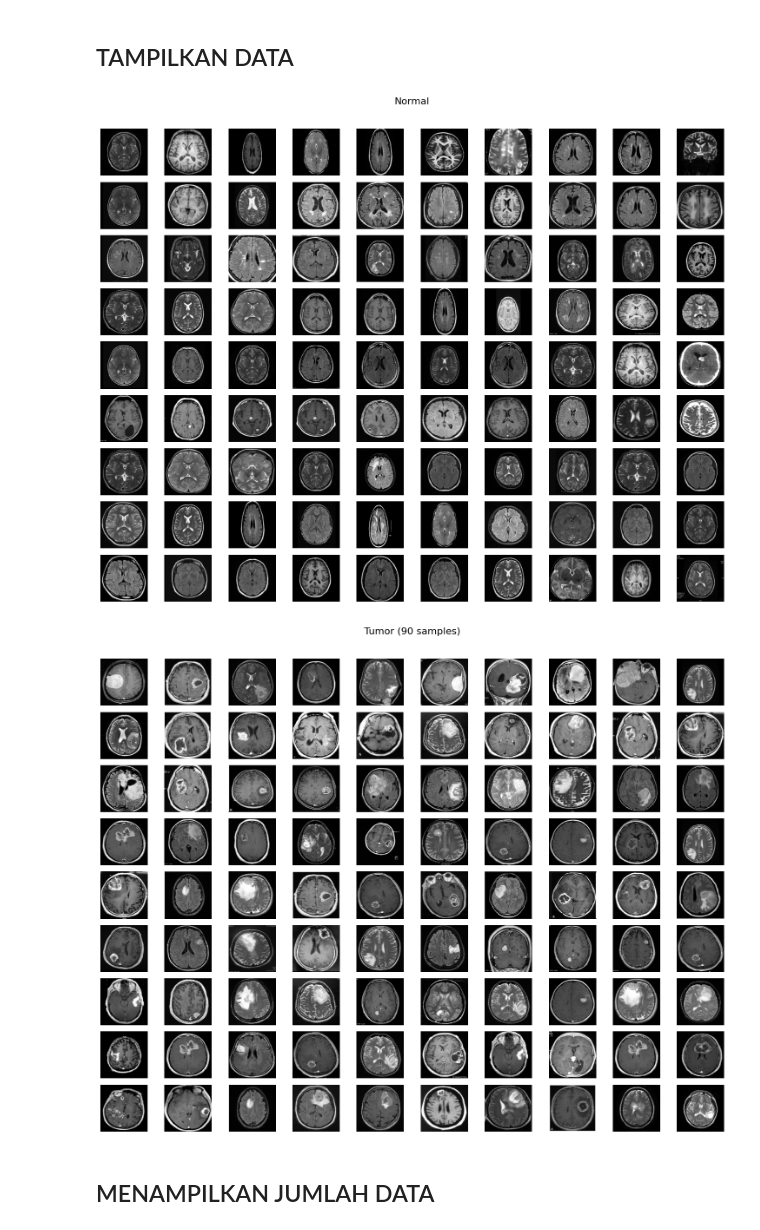
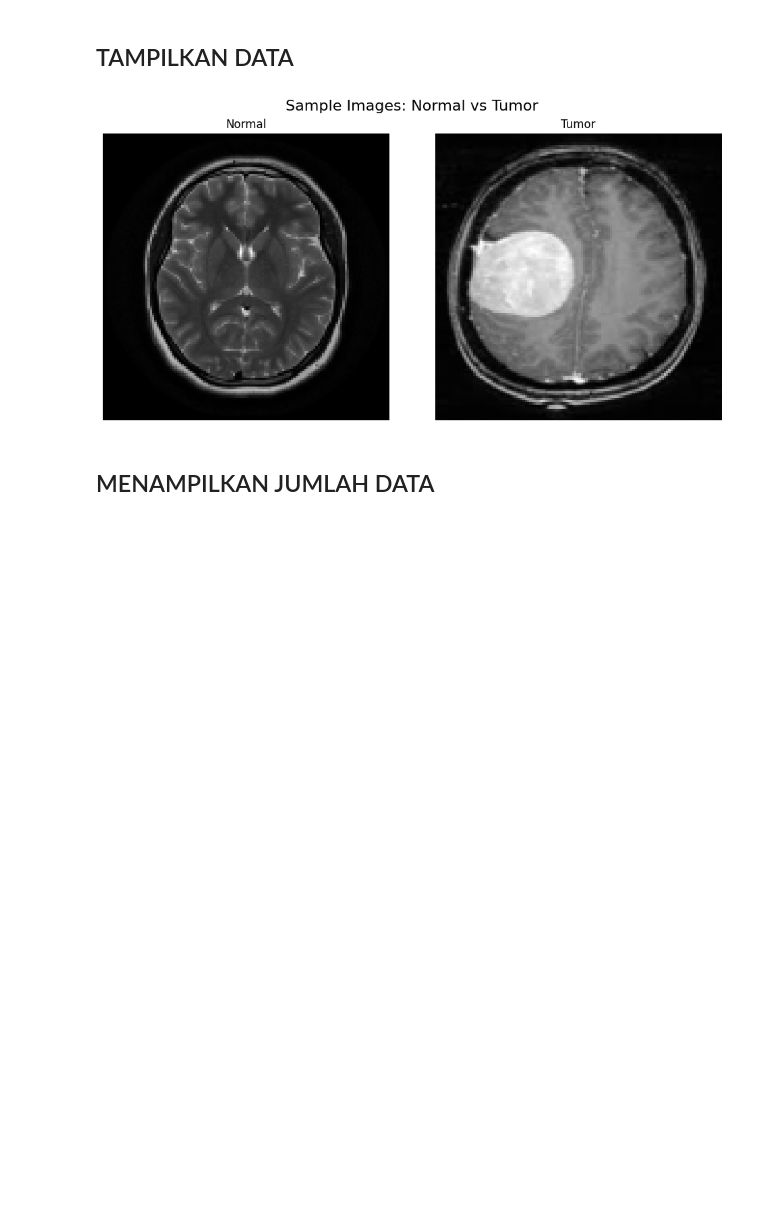
Before and after one commit to fauzanhari/Project-PCD-kelompok-21, a Jupyter notebook: percobaan3.ipynb, the cells around one changed output. Drawn from its saved outputs; the diff is of its cells as text; code cells hidden in the pictures; blank space fills up the shorter version.

```diff
--- a/percobaan3.ipynb
+++ b/percobaan3.ipynb
@@ -86,40 +86,33 @@ dataPreprocessed = [baseline(img) for img in data]
 # %%
 # ambil index berdasarkan label
 normal_indx = [i for i, l in enumerate(labels) if l.lower() == "normal"]
 tumor_indx = [i for i, l in enumerate(labels) if l.lower() == "tumor"]
 
-# ambil maksimal 90
-normal_indx = normal_indx[:90]
-tumor_indx = tumor_indx[:90]
+# ambil hanya 1 sample dari masing-masing label
+normal_indx = normal_indx[:1]
+tumor_indx = tumor_indx[:1]
 
+# gabungkan kedua label untuk ditampilkan bersama
+all_idxs = normal_indx + tumor_indx
+all_labels = ["Normal"] * len(normal_indx) + ["Tumor"] * len(tumor_indx)
 
-def show_images(idxs, title):
-    fig, axs = plt.subplots(9, 10, figsize=(15, 12))
+def show_sample_images(idxs, labels, title):
+    fig, axs = plt.subplots(1, 2, figsize=(10, 5))  # 1 baris, 2 kolom
     fig.suptitle(title, fontsize=16)
 
-    for k in range(len(idxs)):
-        row = k // 10
-        col = k % 10
-        axs[row][col].imshow(dataPreprocessed[idxs[k]], cmap='gray')
-        axs[row][col].axis('off')
-
-    # matikan subplot kosong
-    for k in range(len(idxs), 90):
-        row = k // 10
-        col = k % 10
-        axs[row][col].axis('off')
+    for i in range(len(idxs)):
+        axs[i].imshow(dataPreprocessed[idxs[i]], cmap='gray')
+        axs[i].set_title(labels[i])
+        axs[i].axis('off')
 
     plt.tight_layout()
-    plt.subplots_adjust(top=0.92)
+    plt.subplots_adjust(top=0.88)
     plt.show()
 
-
 # tampilkan
-show_images(normal_indx, "Normal")
-show_images(tumor_indx, "Tumor (90 samples)")
+show_sample_images(all_idxs, all_labels, "Sample Images: Normal vs Tumor")
 # %% [output]
-[figure, old version]
+[figure, new version]
-[figure, removed]
 # %% [markdown]
 ## MENAMPILKAN JUMLAH DATA
 # %% [markdown]
```
Also changed, not shown: parts of 1 cell of this notebook, 1 other file.
